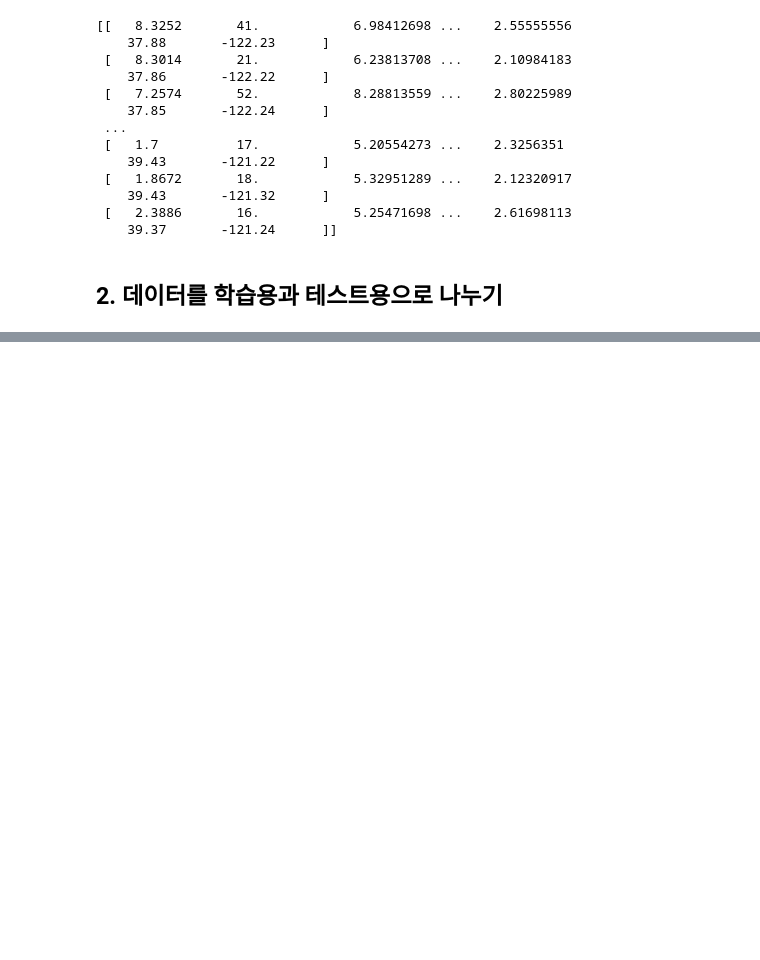
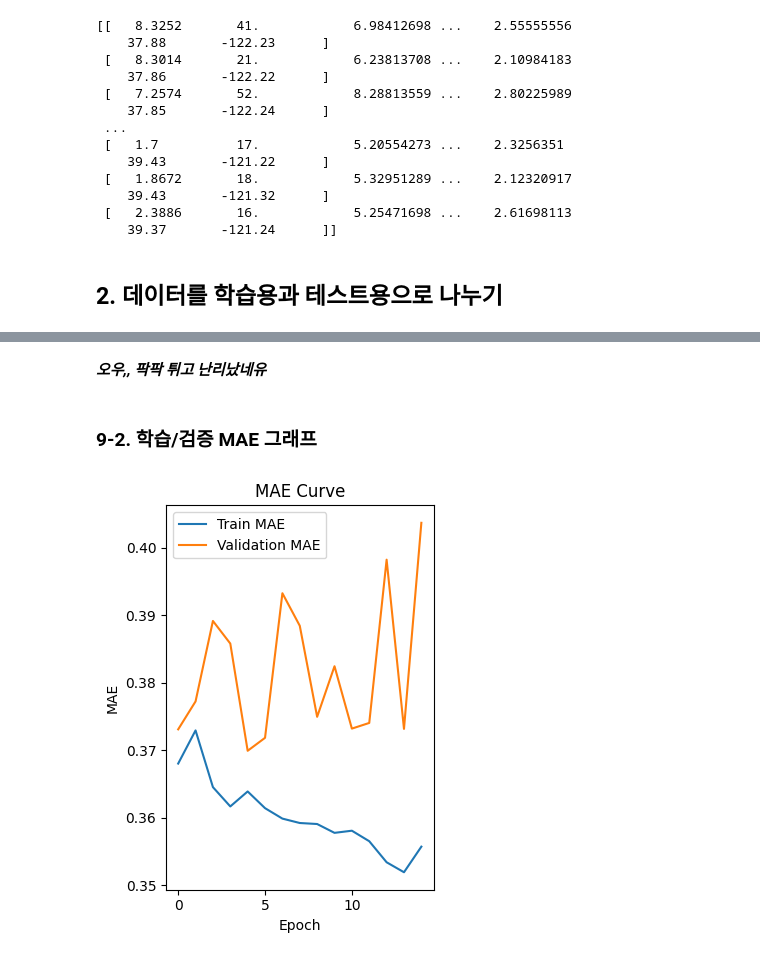
Before and after one commit to minkyungbae/MachineLearning, a Jupyter notebook: DeepLearning/Tensorflow-test.ipynb, the cells around one changed output, grey strips where cells are left out. Drawn from its saved outputs; the diff is of its cells as text; code cells hidden in the pictures; blank space fills up the shorter version.

```diff
--- a/DeepLearning/Tensorflow-test.ipynb
+++ b/DeepLearning/Tensorflow-test.ipynb
@@ -35,0 +139,20 @@ X_train, X_test, y_train, y_test = train_test_split(
+# %% [markdown]
+***오우,, 팍팍 튀고 난리났네유***
+# %% [markdown]
+### 9-2. 학습/검증 MAE 그래프
+# %%
+# 실제값 vs 예측값 비교 그래프(시각화)
+# MAE : 실제값과 예측값과의 평균 오차를 의미
+
+plt.subplot(1, 2, 2) # 1행 2열 중 두 번째 그래프 사용
+plt.plot(history.history["mae"], label="Train MAE") # 학습에 대한 MAE값을 그래프로 표현
+plt.plot(history.history["val_mae"], label="Validation MAE") # 검증에 대한 MAE값을 그래프로 표현
+plt.title("MAE Curve")
+plt.xlabel("Epoch") # X축은 Epoch(학습 반복 횟수)
+plt.ylabel("MAE") # Y축은 MAE
+plt.legend() # 범례 표시
+
+plt.tight_layout() # 간격을 자동으로 보기 좋게 맞춰줌
+plt.show()
+# %% [output]
+[figure, added]
```
Also changed, not shown: parts of 37 cells of this notebook.
